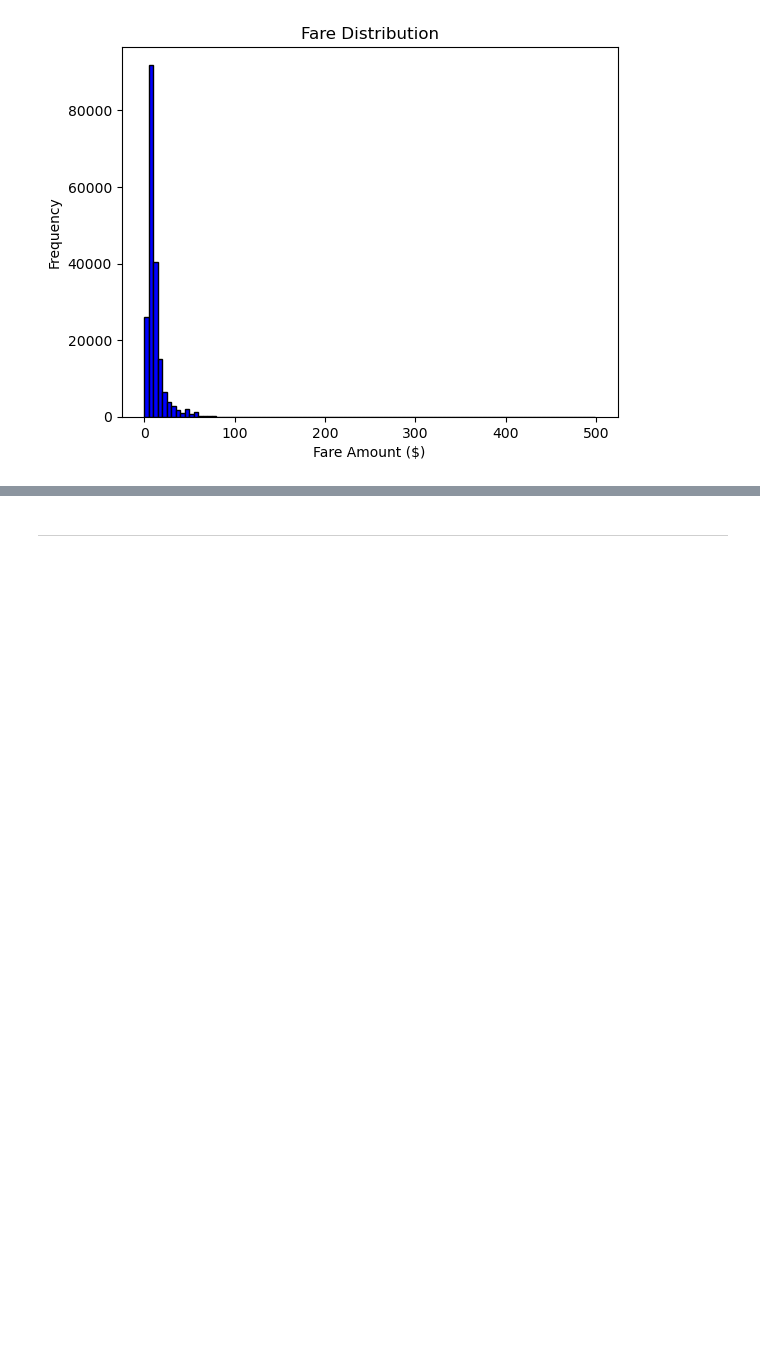
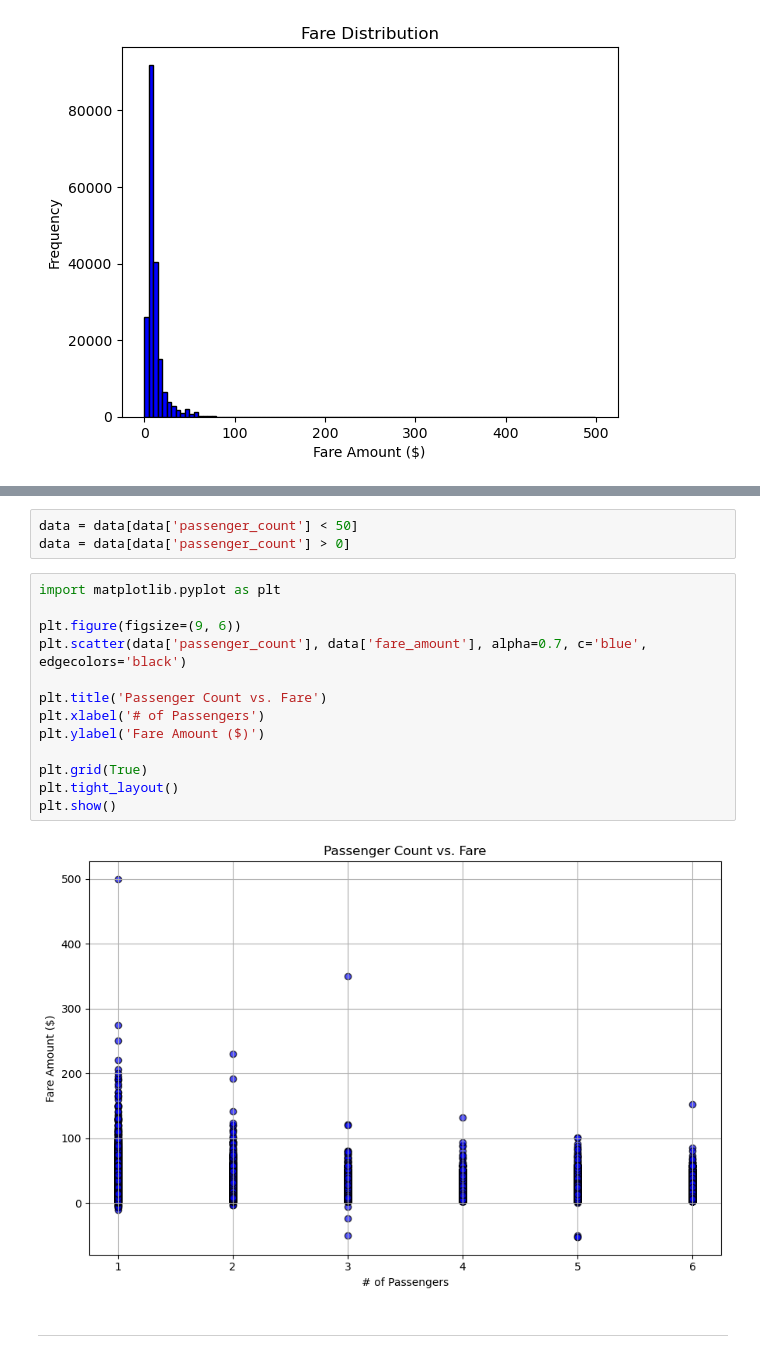
Before and after one commit to hilaryle/coen140-ml-project, a Jupyter notebook: ml-final-project.ipynb, the cells around one changed output, grey strips where cells are left out. Saved outputs shown, nothing was run; the diff lists cells and outputs as text; blank space fills up the shorter version.

```diff
--- a/ml-final-project.ipynb
+++ b/ml-final-project.ipynb
@@ -193,3 +222,21 @@ plt.show()
+# %%
+data = data[data['passenger_count'] < 50]
+data = data[data['passenger_count'] > 0]
+# %%
+import matplotlib.pyplot as plt
+
+plt.figure(figsize=(9, 6))
+plt.scatter(data['passenger_count'], data['fare_amount'], alpha=0.7, c='blue', edgecolors='black')
+
+plt.title('Passenger Count vs. Fare')
+plt.xlabel('# of Passengers')
+plt.ylabel('Fare Amount ($)')
+
+plt.grid(True)
+plt.tight_layout()
+plt.show()
+# %% [output]
+[figure, added]
 # %% [markdown]
 ---
 # %%
```
Also changed, not shown: parts of 2 cells of this notebook.
